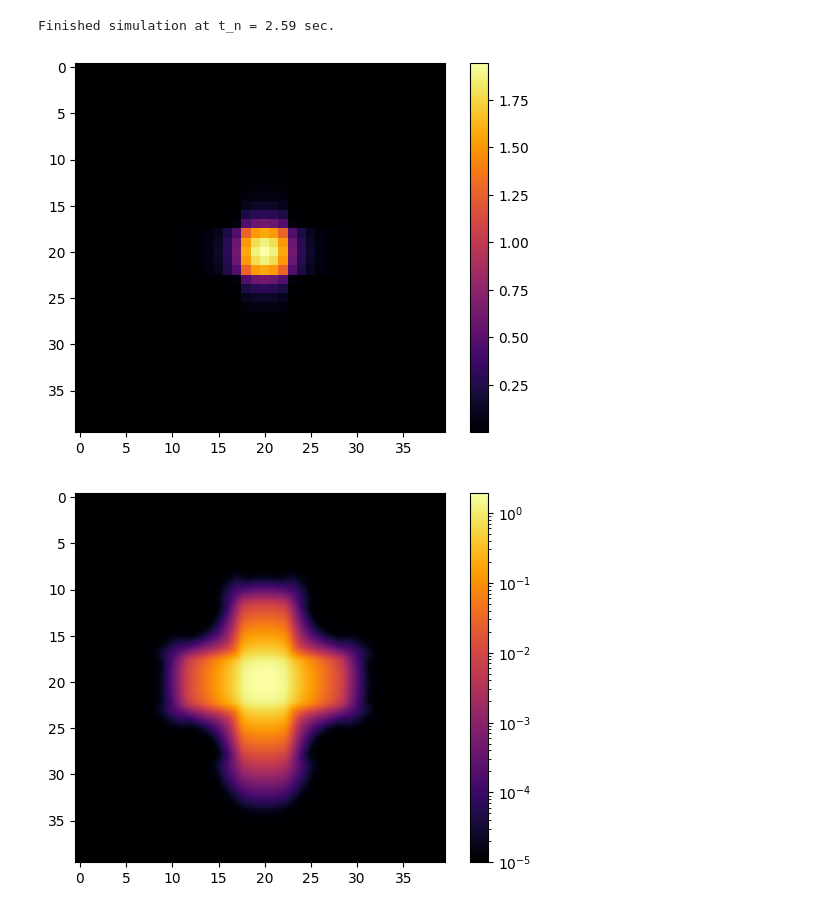
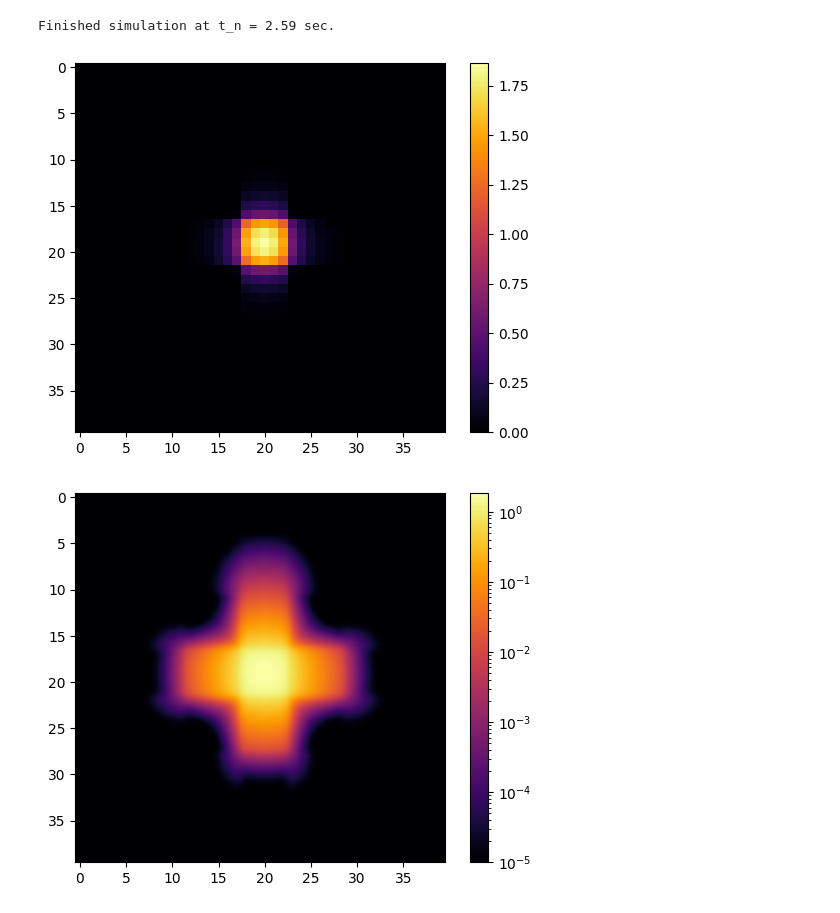
Before and after one commit to ScSteffen/CollisionOperatorLearning, a Jupyter notebook: simulation_study2d.ipynb, the cells around one changed output. Saved outputs shown, nothing was run; the diff lists cells and outputs as text; code cells hidden in the pictures.

Commit message:
simulation errors 2d

```diff
--- a/simulation_study2d.ipynb
+++ b/simulation_study2d.ipynb
@@ -278,29 +278,29 @@ plt.show()
 # %%
 print('Start simulation')
-f_tN0 = run_neural_simulation(f_init, n_x, n_y, n_q, n_t, dt, dx, dy, sigma_s, sigma_a, source, omega, models[1])
+f_tN1 = run_neural_simulation(f_init, n_x, n_y, n_q, n_t, dt, dx, dy, sigma_s, sigma_a, source, omega, models[1])
 print('Finished simulation at t_n = ' + str(dt * n_t) + ' sec.')
 
-f_res_tn0 = np.einsum('ij,ijkl', w_q, f_tN0) / (4 * np.pi)
-f_res_t0 = np.einsum('ij,ijkl', w_q, f_init) / (4 * np.pi)
+f_res_tn1 = np.einsum('ij,ijkl', w_q, f_tN1) / (4 * np.pi)
+f_res_t1 = np.einsum('ij,ijkl', w_q, f_init) / (4 * np.pi)
 # %% [output]
 Start simulation
 Finished simulation at t_n = 2.59 sec.
 # %%
-plt.imshow(f_res_tn.T, cmap='inferno', interpolation='nearest')
+plt.imshow(np.flip(f_res_tn1.T, axis=0), cmap='inferno', interpolation='nearest')
 plt.colorbar()
-plt.savefig('lattice_2d_tn.png')
-plt.savefig('lattice_2d_tn.pdf')
+plt.savefig('lattice_2d_tn0.png')
+plt.savefig('lattice_2d_tn0.pdf')
 plt.show()
 
 from matplotlib.colors import LogNorm
 
-f_res_tn = np.maximum(f_res_tn, 1e-5)
+f_res_tn1 = np.maximum(f_res_tn1, 1e-5)
 
-plt.imshow(f_res_tn.T, cmap='inferno', interpolation='gaussian', norm=LogNorm())
+plt.imshow(np.flip(f_res_tn1.T, axis=0), cmap='inferno', interpolation='gaussian', norm=LogNorm())
 plt.colorbar()
-plt.savefig('lattice_2d_tn_log.png')
-plt.savefig('lattice_2d_tn_log.pdf')
+plt.savefig('lattice_2d_tn0_log.png')
+plt.savefig('lattice_2d_tn0_log.pdf')
 plt.show()
 # %% [output]
-[figure, old version]
+[figure, new version]
-[figure, old version]
+[figure, new version]
```
Also changed, not shown: parts of 3 cells of this notebook.
